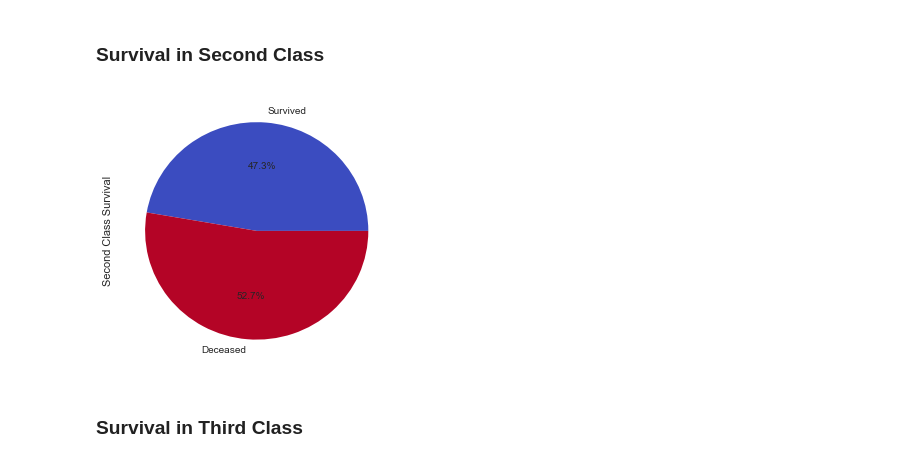
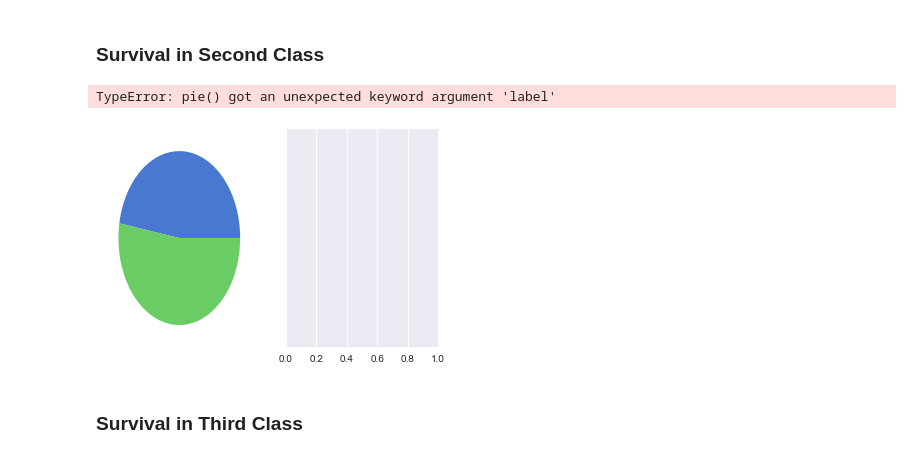
Before and after one commit to kylemeenehan/titanic-data, a Jupyter notebook: Titanic Project.ipynb, the cells around one changed output. Saved outputs shown, nothing was run; the diff lists cells and outputs as text; code cells hidden in the pictures.

Commit message:
two charts next to each other

```diff
--- a/Titanic Project.ipynb
+++ b/Titanic Project.ipynb
@@ -111,12 +111,26 @@ plot_survival_pie_by_len(first_class_survived, first_class_deceased, 'First Clas
 # %% [markdown]
 ### Survival in Second Class
-# %%
-second_class_survived = survived[survived.Pclass == 2]
-second_class_deceased = deceased[deceased.Pclass == 2]
-
-plot_survival_pie_by_len(second_class_survived, second_class_deceased, 'Second Class Survival')
-# %% [output]
-[figure, removed]
+# %%
+second_class_survived = survived[survived.Pclass == 2]
+second_class_deceased = deceased[deceased.Pclass == 2]
+
+second_survival_series = pd.Series([len(second_class_survived), len(second_class_deceased)],index=['Survived', 'Deceased'])
+# ask the matplotlib to create subplots in 1 row and 2 columns
+fig, axes = plt.subplots(nrows=1, ncols=2, sharey=True)
+# get the different subplots in ax0 and ax1
+ax0, ax1 = axes.flatten()
+# plot in first subplot
+ax0.pie(second_survival_series)
+
+
+# plot in second subplot
+ax1.pie(second_survival_series.values,labels=second_survival_series.index.values, label="bob",autopct='%1.1f%%')
+
+#plot_survival_pie_by_len(first_class_survived, first_class_deceased, 'First Class Survival')
+#plot_survival_pie_by_len(second_class_survived, second_class_deceased, 'Second Class Survival')
+# %% [output]
+TypeError: pie() got an unexpected keyword argument 'label'
+[figure, added]
 # %% [markdown]
 ### Survival in Third Class
 # %%
```
Also changed, not shown: parts of 9 cells of this notebook.
